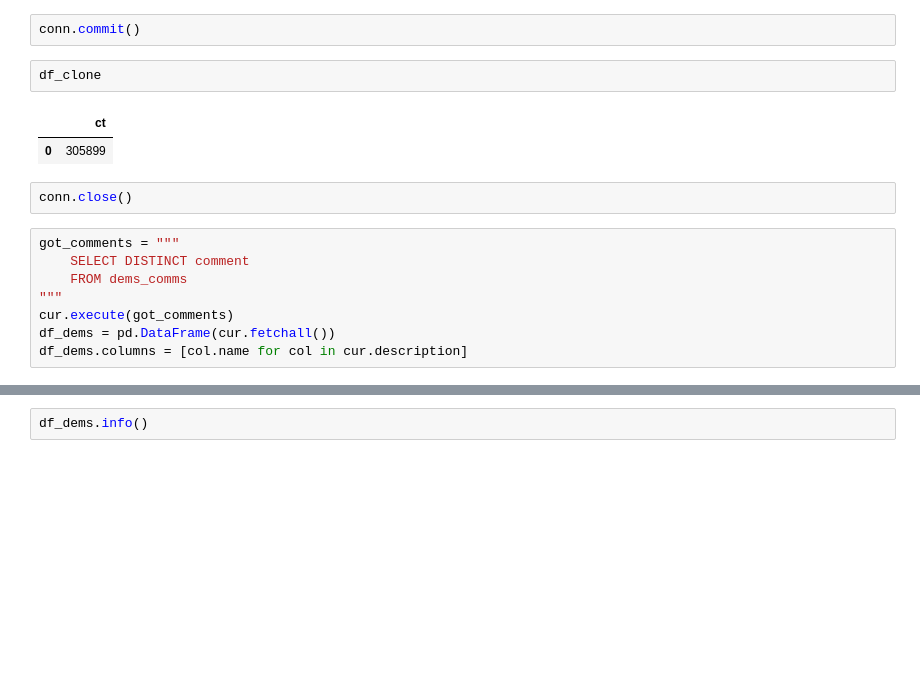
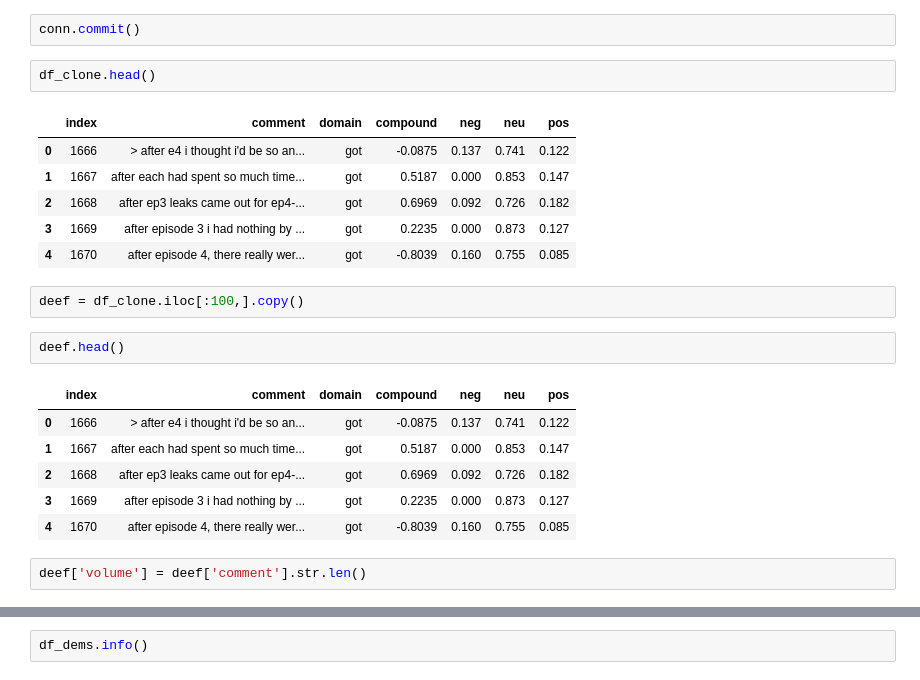
Before and after one commit to miaiseman/a-song-of-vice-and-higher, a Jupyter notebook: data_flow_together_6_11_big_df.ipynb, the cells around one changed output, grey strips where cells are left out. Cells and saved outputs as stored; diff of their text form; blank space fills up the shorter version.

```diff
--- a/data_flow_together_6_11_big_df.ipynb
+++ b/data_flow_together_6_11_big_df.ipynb
@@ -105,17 +105,24 @@ df_clone.columns = [col.name for col in cur.description]
 # %%
 conn.commit()
 # %%
-df_clone
+df_clone.head()
 # %% [output]
-|  | ct |
-| 0 | 305899 |
+|  | index | comment | domain | compound | neg | neu | pos |
+| 0 | 1666 | > after e4 i thought i'd be so an... | got | -0.0875 | 0.137 | 0.741 | 0.122 |
+| 1 | 1667 | after each had spent so much time... | got | 0.5187 | 0.000 | 0.853 | 0.147 |
+| 2 | 1668 | after ep3 leaks came out for ep4-... | got | 0.6969 | 0.092 | 0.726 | 0.182 |
+| 3 | 1669 | after episode 3 i had nothing by ... | got | 0.2235 | 0.000 | 0.873 | 0.127 |
+| 4 | 1670 | after episode 4, there really wer... | got | -0.8039 | 0.160 | 0.755 | 0.085 |
-# %%
-conn.close()
-# %%
-got_comments = """
-    SELECT DISTINCT comment
-    FROM dems_comms
-"""
-cur.execute(got_comments)
-df_dems = pd.DataFrame(cur.fetchall())
-df_dems.columns = [col.name for col in cur.description]
+# %%
+deef = df_clone.iloc[:100,].copy()
+# %%
+deef.head()
+# %% [output]
+|  | index | comment | domain | compound | neg | neu | pos |
+| 0 | 1666 | > after e4 i thought i'd be so an... | got | -0.0875 | 0.137 | 0.741 | 0.122 |
+| 1 | 1667 | after each had spent so much time... | got | 0.5187 | 0.000 | 0.853 | 0.147 |
+| 2 | 1668 | after ep3 leaks came out for ep4-... | got | 0.6969 | 0.092 | 0.726 | 0.182 |
+| 3 | 1669 | after episode 3 i had nothing by ... | got | 0.2235 | 0.000 | 0.873 | 0.127 |
+| 4 | 1670 | after episode 4, there really wer... | got | -0.8039 | 0.160 | 0.755 | 0.085 |
+# %%
+deef['volume'] = deef['comment'].str.len()
```
Also changed, not shown: parts of 4 cells of this notebook, 1 other file.
